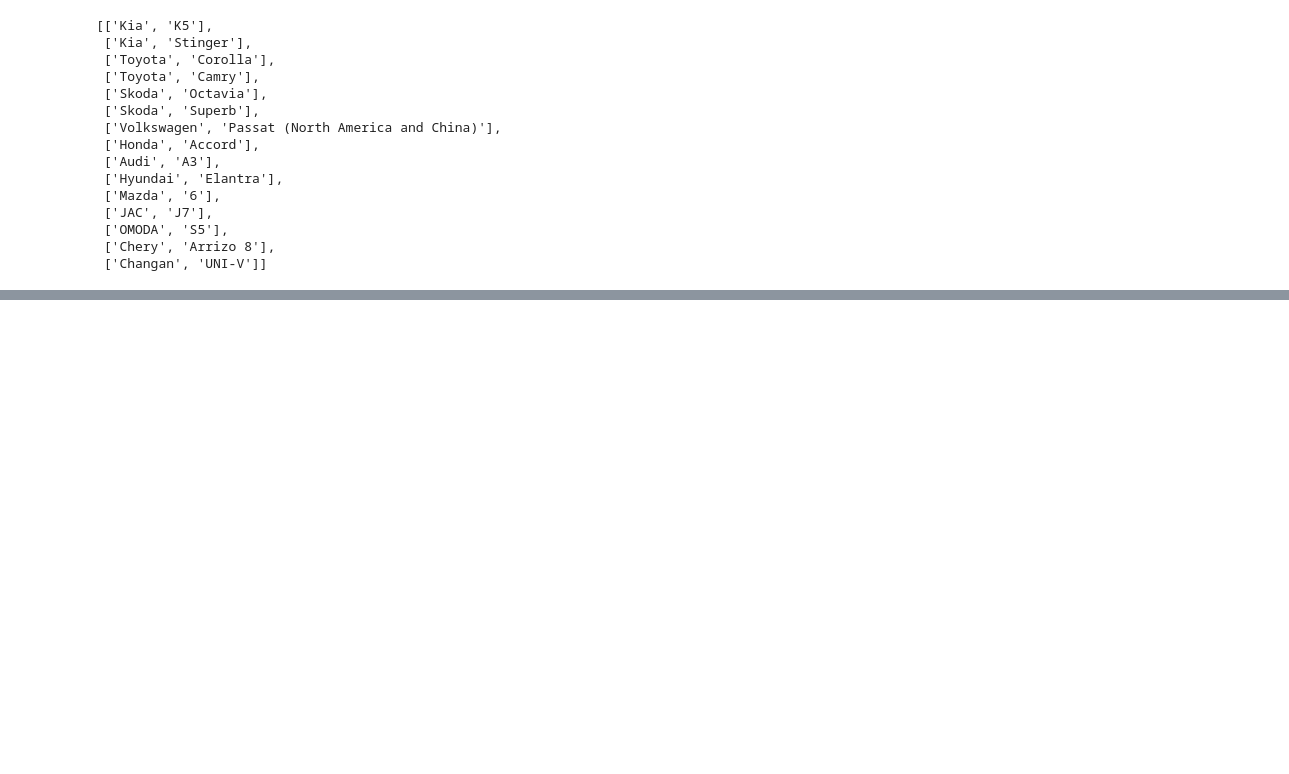
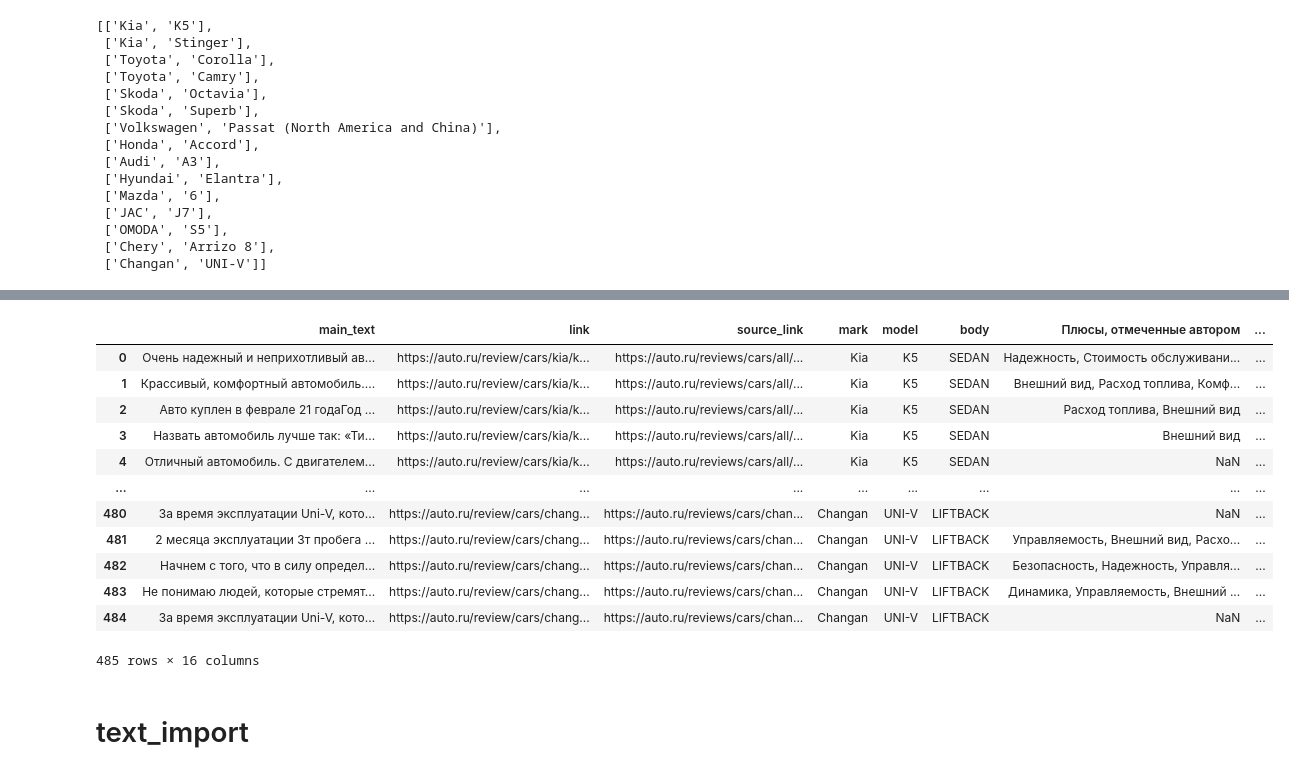
Before and after one commit to s21dlemanskiy/Atom_Auto_Design_Project, a Jupyter notebook: Untitled.ipynb, the cells around one changed output, grey strips where cells are left out. Drawn from its saved outputs; the diff is of its cells as text; code cells hidden in the pictures; blank space fills up the shorter version.

```diff
--- a/Untitled.ipynb
+++ b/Untitled.ipynb
@@ -267,0 +252,3 @@ df1 = pd.read_excel("data2.xlsx")
+# %%
+df1 = pd.read_excel("data2.xlsx")
+# df1["main_text"].values
@@ -267,0 +827,18 @@ df1 = pd.read_excel("data2.xlsx")
+# %%
+df1.drop(columns=["№"])
+# %% [output]
+|  | main_text | link | source_link | mark | model | body | Плюсы, отмеченные автором | ... |
+| 0 | Очень надежный и неприхотливый ав... | https://auto.ru/review/cars/kia/k... | https://auto.ru/reviews/cars/all/... | Kia | K5 | SEDAN | Надежность, Стоимость обслуживани... | ... |
+| 1 | Крассивый, комфортный автомобиль.... | https://auto.ru/review/cars/kia/k... | https://auto.ru/reviews/cars/all/... | Kia | K5 | SEDAN | Внешний вид, Расход топлива, Комф... | ... |
+| 2 | Авто куплен в феврале 21 годаГод ... | https://auto.ru/review/cars/kia/k... | https://auto.ru/reviews/cars/all/... | Kia | K5 | SEDAN | Расход топлива, Внешний вид | ... |
+| 3 | Назвать автомобиль лучше так: «Ти... | https://auto.ru/review/cars/kia/k... | https://auto.ru/reviews/cars/all/... | Kia | K5 | SEDAN | Внешний вид | ... |
+| 4 | Отличный автомобиль. С двигателем... | https://auto.ru/review/cars/kia/k... | https://auto.ru/reviews/cars/all/... | Kia | K5 | SEDAN | NaN | ... |
+| ... | ... | ... | ... | ... | ... | ... | ... | ... |
+| 480 | За время эксплуатации Uni-V, кото... | https://auto.ru/review/cars/chang... | https://auto.ru/reviews/cars/chan... | Changan | UNI-V | LIFTBACK | NaN | ... |
+| 481 | 2 месяца эксплуатации 3т пробега ... | https://auto.ru/review/cars/chang... | https://auto.ru/reviews/cars/chan... | Changan | UNI-V | LIFTBACK | Управляемость, Внешний вид, Расхо... | ... |
+| 482 | Начнем с того, что в силу определ... | https://auto.ru/review/cars/chang... | https://auto.ru/reviews/cars/chan... | Changan | UNI-V | LIFTBACK | Безопасность, Надежность, Управля... | ... |
+| 483 | Не понимаю людей, которые стремят... | https://auto.ru/review/cars/chang... | https://auto.ru/reviews/cars/chan... | Changan | UNI-V | LIFTBACK | Динамика, Управляемость, Внешний ... | ... |
+| 484 | За время эксплуатации Uni-V, кото... | https://auto.ru/review/cars/chang... | https://auto.ru/reviews/cars/chan... | Changan | UNI-V | LIFTBACK | NaN | ... |
+485 rows × 16 columns
+# %% [markdown]
+# text_import
```
Also changed, not shown: parts of 69 cells of this notebook, 33 other files.
